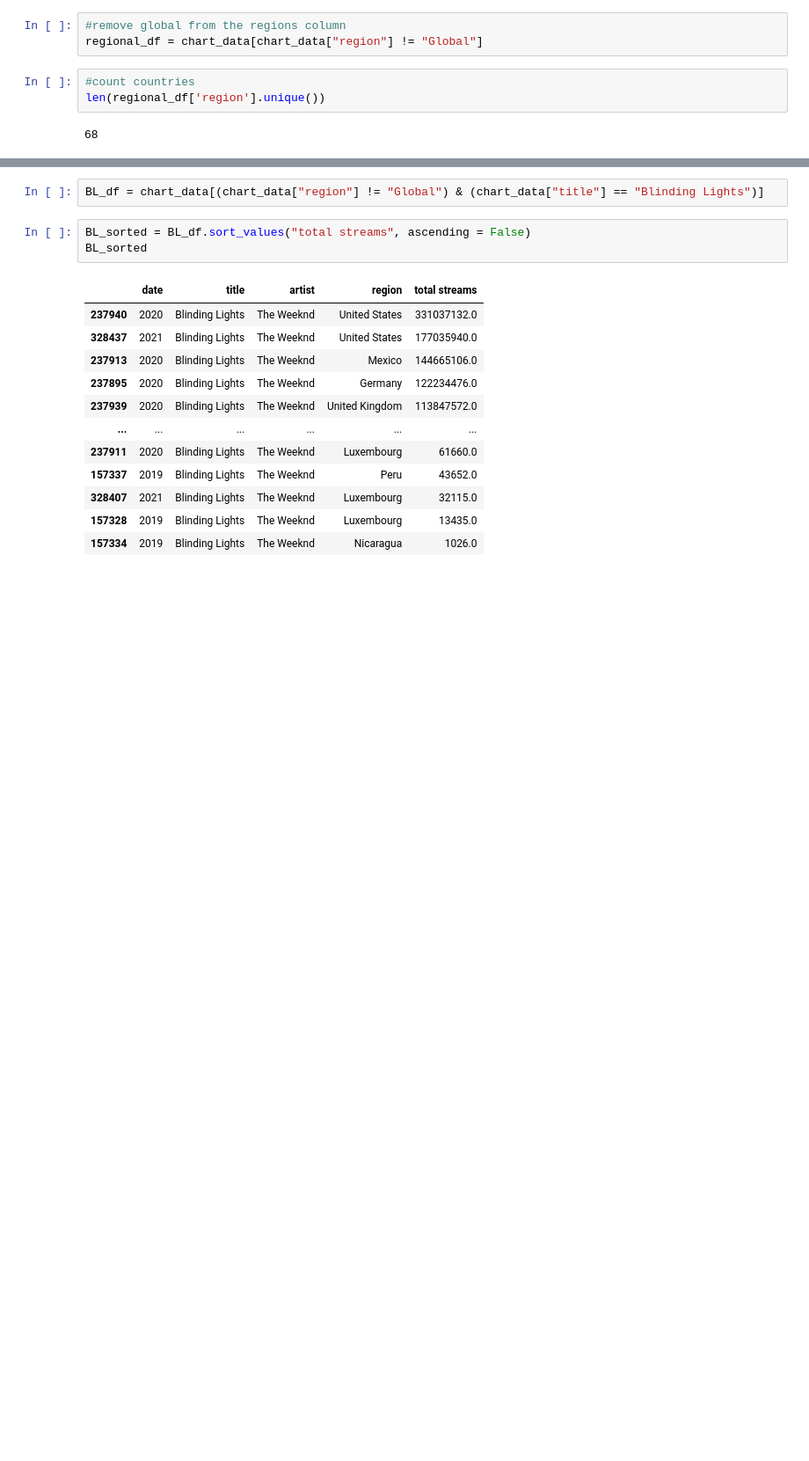
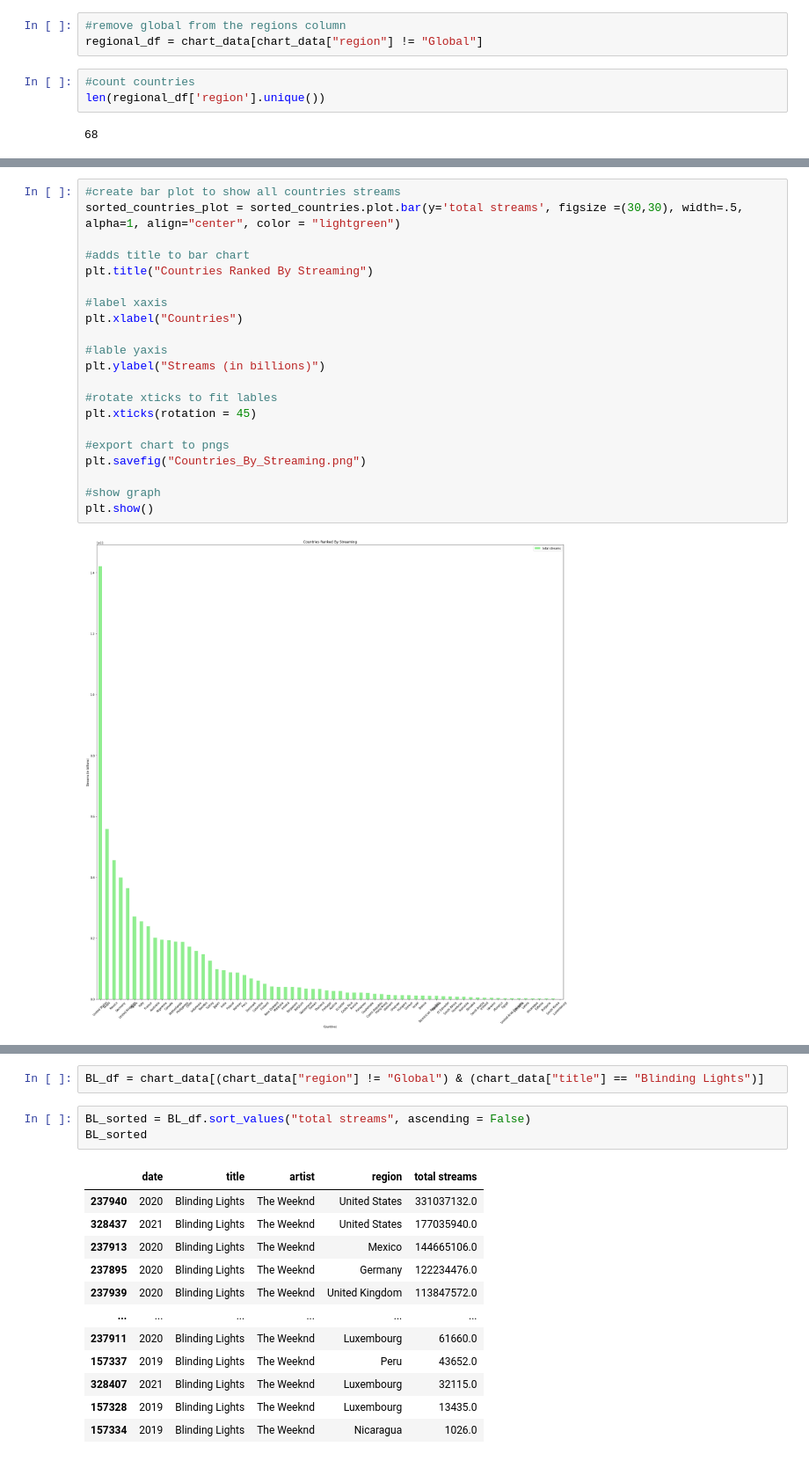
Before and after one commit to a-barbera/Project-One-Group-7, a Jupyter notebook: Project-1/Spotify_Trends.ipynb, the cells around one changed output, grey strips where cells are left out. Shown: that part at 88% size. Cells and saved outputs as stored; diff of their text form; blank space fills up the shorter version.

Commit message:
adds top song graphing

```diff
--- a/Project-1/Spotify_Trends.ipynb
+++ b/Project-1/Spotify_Trends.ipynb
@@ -200,0 +34,23 @@ Name: total streams, Length: 642, dtype: float64
+# %%
+#create bar plot to show all countries streams
+sorted_countries_plot = sorted_countries.plot.bar(y='total streams', figsize =(30,30), width=.5, alpha=1, align="center", color = "lightgreen")
+
+#adds title to bar chart
+plt.title("Countries Ranked By Streaming")
+
+#label xaxis
+plt.xlabel("Countries")
+
+#lable yaxis
+plt.ylabel("Streams (in billions)")
+
+#rotate xticks to fit lables
+plt.xticks(rotation = 45)
+
+#export chart to pngs
+plt.savefig("Countries_By_Streaming.png")
+
+#show graph
+plt.show()
+# %% [output]
+[figure, added]
```
Also changed, not shown: parts of 63 cells of this notebook, 4 other files.
